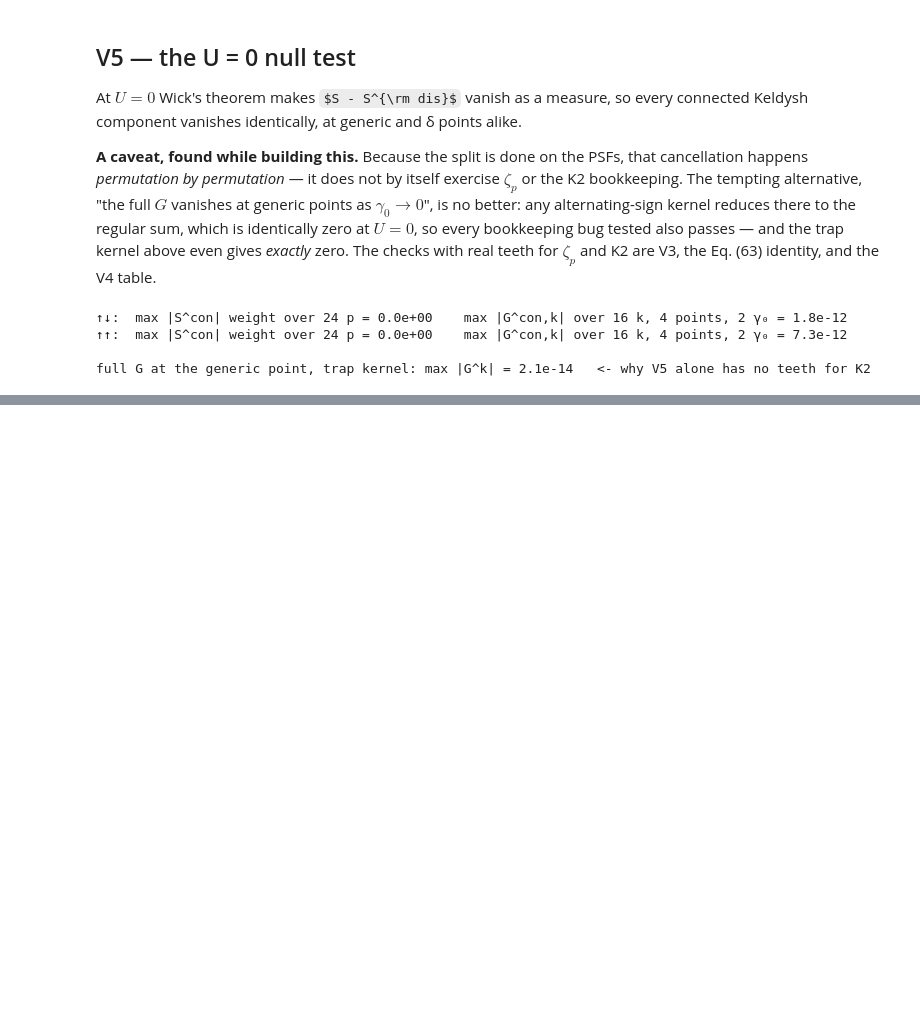
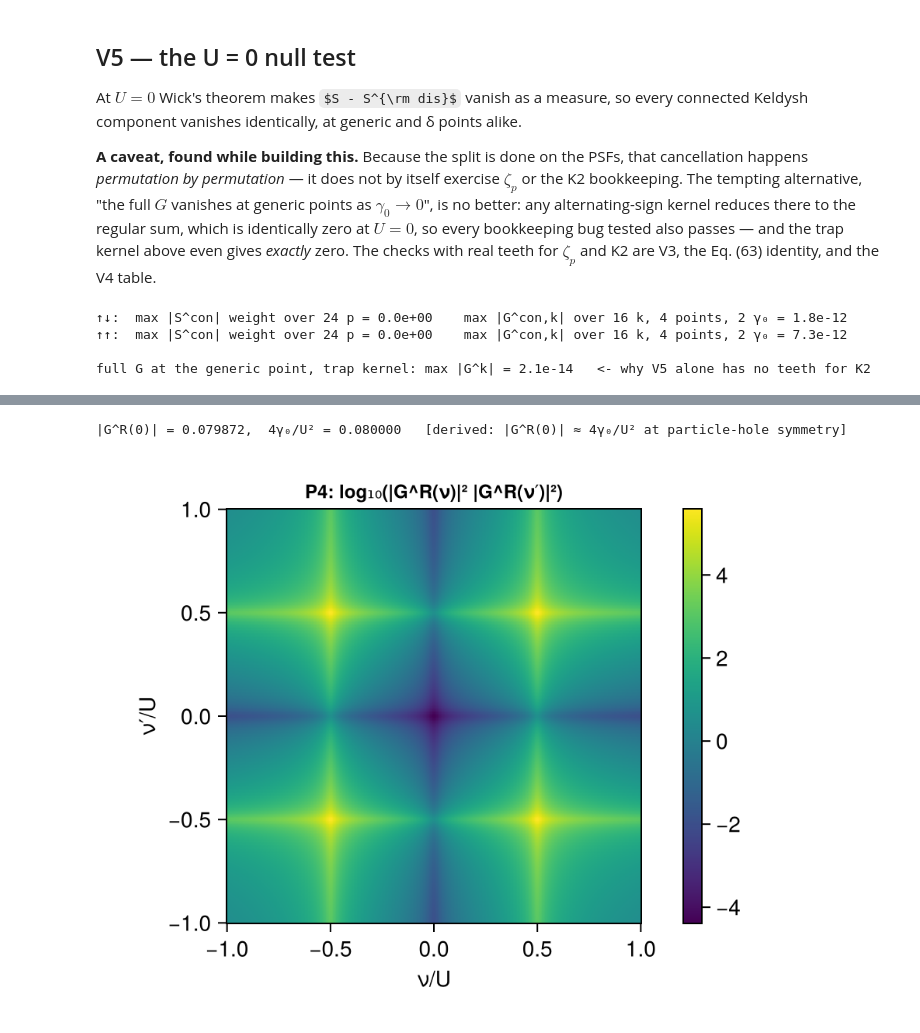
Before and after one commit to HyunSungJeong/Multipoint_Correlation_Ftns, a Jupyter notebook: notebooks/hubbard_atom_spectral_representation.ipynb, the cells around one changed output, grey strips where cells are left out. Drawn from its saved outputs; the diff is of its cells as text; code cells hidden in the pictures; some formulas as TeX source; blank space fills up the shorter version.

```diff
--- a/notebooks/hubbard_atom_spectral_representation.ipynb
+++ b/notebooks/hubbard_atom_spectral_representation.ipynb
@@ -988,0 +1311,15 @@ full G at the generic point, trap kernel: max |G^k| = 2.1e-14   <- why V5 alone
+# %%
+# P4 (optional): amputation conditioning. At ω = 0 legs 1, 2 carry ν and legs 3, 4 carry ν′.
+GRν = [leg(ν, 1, 1, htab[(:updn, :KF)].leg, HT)[2, 1] for ν in νkf]
+@printf("|G^R(0)| = %.6f,  4γ₀/U² = %.6f   [derived: |G^R(0)| ≈ 4γ₀/U² at particle-hole symmetry]\n",
+        abs(GRν[201]), 4HT / HU^2)
+C4 = [log10(abs2(GRν[i]) * abs2(GRν[j])) for i in eachindex(νkf), j in eachindex(νkf)]
+fig = Figure(size = (430, 360))
+ax = Axis(fig[1, 1]; title = "P4: log₁₀(|G^R(ν)|² |G^R(ν′)|²)", titlesize = 12, xlabel = "ν/U", ylabel = "ν′/U", aspect = 1)
+hm = heatmap!(ax, νkf, νkf, C4; colormap = :viridis, rasterize = 2)
+Colorbar(fig[1, 2], hm)
+save_fig(fig, "p4_leg_conditioning")
+fig
+# %% [output]
+|G^R(0)| = 0.079872,  4γ₀/U² = 0.080000   [derived: |G^R(0)| ≈ 4γ₀/U² at particle-hole symmetry]
+[figure, added]
```
Also changed, not shown: parts of 33 cells of this notebook, 26 other files.
